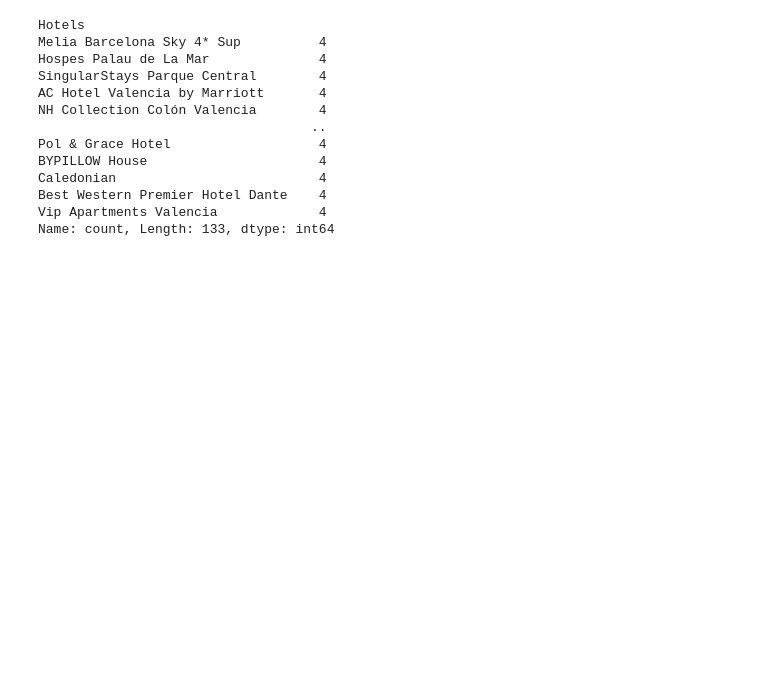
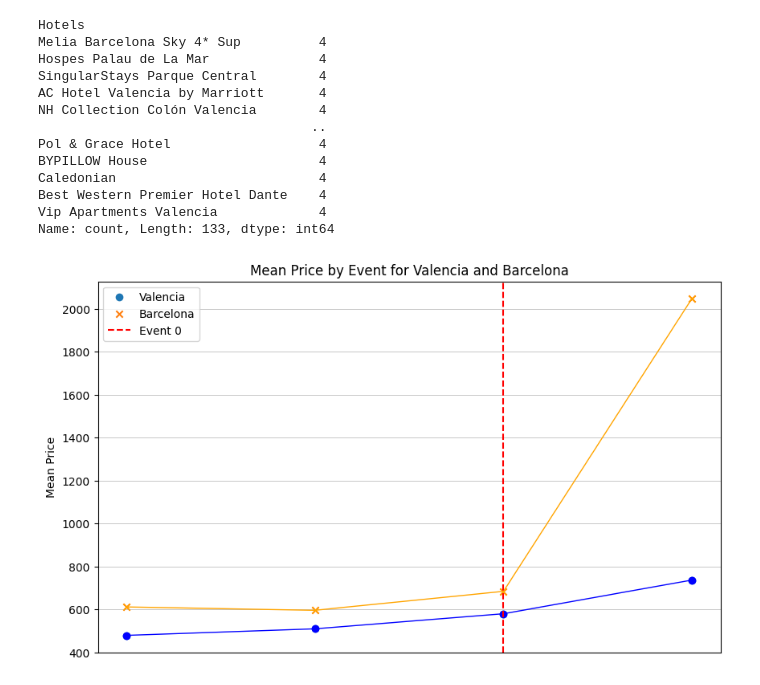
Before and after one commit to mgallon235/Bookings, a Jupyter notebook: Regressions/Regressions_Mobile.ipynb, the cells around one changed output. Saved outputs shown, nothing was run; the diff lists cells and outputs as text; code cells hidden in the pictures; blank space fills up the shorter version.

```diff
--- a/Regressions/Regressions_Mobile.ipynb
+++ b/Regressions/Regressions_Mobile.ipynb
@@ -485,10 +487,10 @@ Updated df after adding rows from V1:
 file_path = 'C:/Users/bakwe/Desktop/BSE/Text_mining/HW1/Scraped_data/Barcelona_09_13.csv'
 
 # Read the CSV file into a DataFrame
-B_3 = pd.read_csv(file_path)
+B__2 = pd.read_csv(file_path)
 
 # Adding rows from V1 to df with 'barcelona' values set to 0 and 'event' values set to 1
-df = pd.concat([df, B_3.assign(barcelona=1, event=3)], ignore_index=True)
+df = pd.concat([df, B__2.assign(barcelona=1, event=-2)], ignore_index=True)
 
 # Displaying the updated df DataFrame
 print("\nUpdated df after adding rows from V1:")
@@ -501,10 +503,10 @@ Updated df after adding rows from V1:
 file_path = 'C:/Users/bakwe/Desktop/BSE/Text_mining/HW1/Scraped_data/Valencia_09_13.csv'
 
 # Read the CSV file into a DataFrame
-V_3 = pd.read_csv(file_path)
+V__2 = pd.read_csv(file_path)
 
 # Adding rows from V1 to df with 'barcelona' values set to 0 and 'event' values set to 1
-df = pd.concat([df, V_3.assign(barcelona=0, event=3)], ignore_index=True)
+df = pd.concat([df, V__2.assign(barcelona=0, event=-2)], ignore_index=True)
 
 # Displaying the updated df DataFrame
 print("\nUpdated df after adding rows from V1:")
@@ -517,10 +519,10 @@ Updated df after adding rows from V1:
 file_path = 'C:/Users/bakwe/Desktop/BSE/Text_mining/HW1/Scraped_data/Valencia_14_18.csv'
 
 # Read the CSV file into a DataFrame
-V_2 = pd.read_csv(file_path)
+V__1 = pd.read_csv(file_path)
 
 # Adding rows from V1 to df with 'barcelona' values set to 0 and 'event' values set to 1
-df = pd.concat([df, V_2.assign(barcelona=0, event=2)], ignore_index=True)
+df = pd.concat([df, V__1.assign(barcelona=0, event=-1)], ignore_index=True)
 
 # Displaying the updated df DataFrame
 print("\nUpdated df after adding rows from V1:")
@@ -531,6 +533,11 @@ Updated df after adding rows from V1:
 # %%
 # Create a DataFrame
 df = pd.DataFrame(df)
+# %%
+df.loc[df['event'].isin([-1, -2]), 'Price'] = pd.to_numeric(
+    df.loc[df['event'].isin([-1, -2]), 'Price'].str.replace('[^\d]', '', regex=True),
+    errors='coerce'
+)
 # %%
 # First, count the occurrences of each value in the 'Hotels' column
 hotel_counts = df['Hotels'].value_counts()
@@ -557,3 +564,30 @@ Caledonian                          4
 Best Western Premier Hotel Dante    4
 Vip Apartments Valencia             4
 Name: count, Length: 133, dtype: int64
+# %%
+# Calculate the mean Price for each unique event and Barcelona combination
+df_means = df.groupby(['event', 'barcelona'])['Price'].mean().reset_index()
+
+# Filter the DataFrame for 'barcelona' == 0 and 'barcelona' == 1
+barcelona_0 = df_means[df_means['barcelona'] == 0]
+barcelona_1 = df_means[df_means['barcelona'] == 1]
+
+# Create the plot with less bold labels and lines
+plt.figure(figsize=(10, 6))
+plt.scatter(x='event', y='Price', data=barcelona_0, label='Valencia', marker='o')
+plt.scatter(x='event', y='Price', data=barcelona_1, label='Barcelona', marker='x')
+plt.plot(barcelona_0['event'], barcelona_0['Price'], linestyle='-', marker='o', color='blue', lw=1)
+plt.plot(barcelona_1['event'], barcelona_1['Price'], linestyle='-', marker='x', color='orange', lw=1)
+plt.axvline(x=0, color='red', linestyle='--', label='Event 0')  # Add vertical line at 'event' == 0
+plt.xlabel('')
+plt.ylabel('Mean Price', fontweight='light')  # Less bold font for the y-axis label
+plt.title('Mean Price by Event for Valencia and Barcelona', fontweight='light')  # Less bold font for the title
+plt.legend()
+plt.grid(True, linewidth=0.5)  # Thin grid lines
+
+# Remove x-axis labels
+plt.xticks([])
+
+plt.show()
+# %% [output]
+[figure, added]
```
Also changed, not shown: parts of 10 cells of this notebook.
